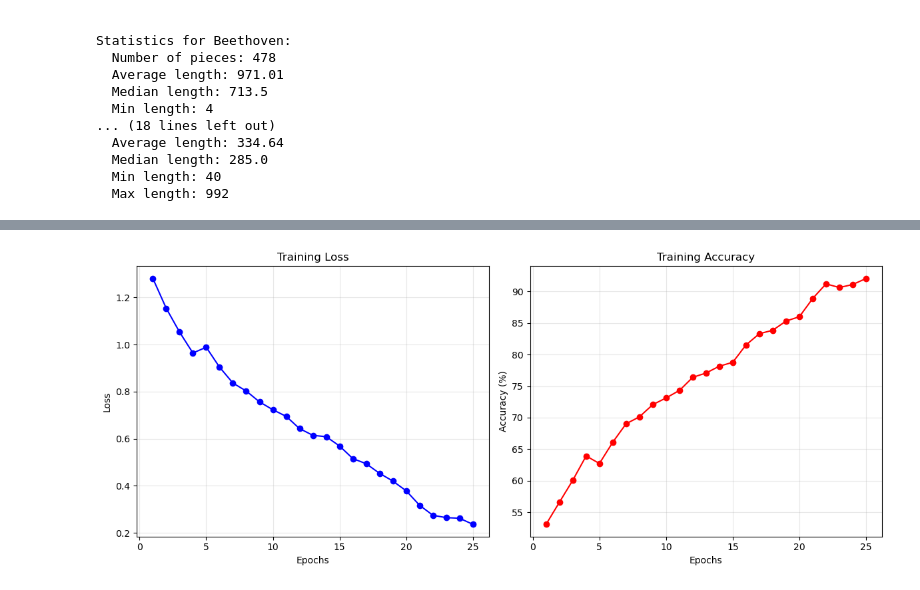
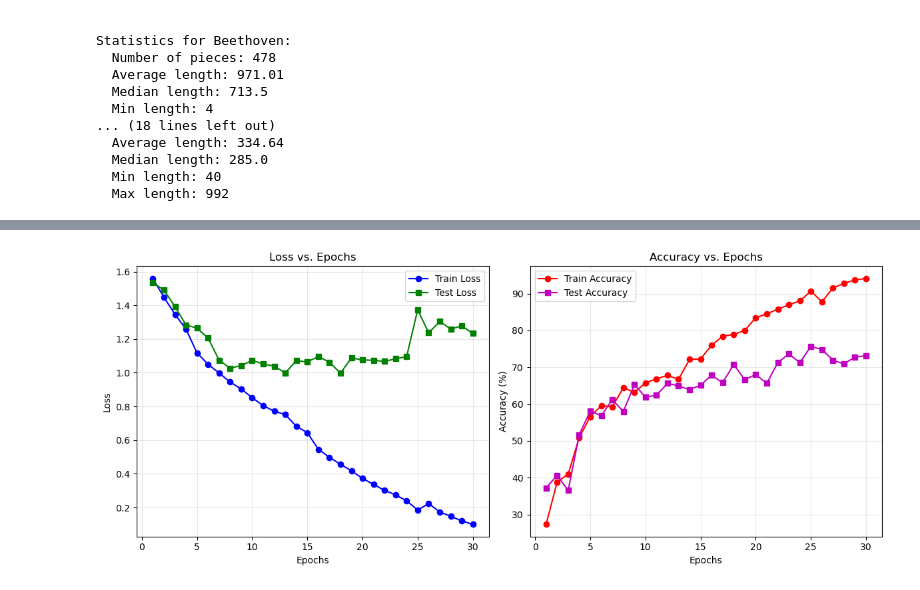
Before and after one commit to kam45x/SSNE_25L, a Jupyter notebook: Z5/rnn.ipynb, the cells around one changed output, grey strips where cells are left out. Cells and saved outputs as stored; diff of their text form; code cells hidden in the pictures.

Commit message:
added test_dataset

```diff
--- a/Z5/rnn.ipynb
+++ b/Z5/rnn.ipynb
@@ -137,7 +139,7 @@ Debussy    98       324      405      2219
 Scarlatti  87       256      281      1232
 Victoria   40       285      334      992
 # %%
-sequence_lengths = [len(seq) for seq, _ in training_data]
+sequence_lengths = [len(seq) for seq, _ in data]
 
 min_length = min(sequence_lengths)
 max_length = max(sequence_lengths)
@@ -164,7 +166,7 @@ plt.show()
 composers = ['bach', 'beethoven', 'debussy', 'scarlatti', 'victoria']
 composer_lengths = {composer: [] for composer in composers}
 
-for seq, label in training_data:
+for seq, label in data:
     composer_lengths[composers[label]].append(len(seq))
 
 # Show statistics for each composer
@@ -230,16 +262,14 @@ dataloader = DataLoader(
 # %%
 class ComposerClassifier(nn.Module):
-    def __init__(self, hidden_size=128, num_classes=5):
+    def __init__(self, hidden_size, num_classes=5):
         super(ComposerClassifier, self).__init__()
 
-        # Bidirectional LSTM
         self.lstm = nn.LSTM(
             input_size=1,
             hidden_size=hidden_size,
-            num_layers=3,
+            num_layers=4,
             batch_first=True,
             bidirectional=True,
-            dropout=0.3
         )
 
         # Classification layer
@@ -264,15 +294,22 @@ class ComposerClassifier(nn.Module):
 
         return output
 # %%
-model = ComposerClassifier(hidden_size=512, num_classes=5).to(device)
+model = ComposerClassifier(hidden_size=512).to(device)
 # %%
-criterion = nn.CrossEntropyLoss()
+class_counts = Counter(all_labels)
+class_weights = torch.tensor([
+    len(all_labels) / (len(class_counts) * class_counts[i])
+    for i in range(5)
+]).to(device)
+criterion = nn.CrossEntropyLoss(weight=class_weights)
 optimizer = torch.optim.Adam(model.parameters(), lr=0.001)
 # %%
 train_losses = []
 train_accuracies = []
+test_losses = []
+test_accuracies = []
 
-num_epochs = 25
+num_epochs = 30
 
 for epoch in range(num_epochs):
     model.train()
@@ -280,63 +317,81 @@ for epoch in range(num_epochs):
     correct = 0
     total = 0
 
-    for batch_idx, (sequences, labels, lengths) in enumerate(dataloader):
-        # Move data to GPU
+    for batch_idx, (sequences, labels, lengths) in enumerate(train_dataloader):
         sequences = sequences.to(device)
         labels = labels.to(device)
 
-        # Zero the gradients
         optimizer.zero_grad()
 
-        # Forward pass
         outputs = model(sequences, lengths)
 
-        # Calculate loss
         loss = criterion(outputs, labels)
 
-        # Backward pass and optimization
         loss.backward()
         optimizer.step()
 
-        # Statistics
         running_loss += loss.item()
         _, predicted = torch.max(outputs.data, 1)
         total += labels.size(0)
         correct += (predicted == labels).sum().item()
 
-    # End of epoch statistics
-    epoch_loss = running_loss / len(dataloader)
+    epoch_loss = running_loss / len(train_dataloader)
     accuracy = 100 * correct / total
 
-    # Store metrics for plotting
     train_losses.append(epoch_loss)
     train_accuracies.append(accuracy)
 
-    # Print only at the end of each epoch
-    print(f'Epoch [{epoch+1}/{num_epochs}], Loss: {epoch_loss:.4f}, Accuracy: {accuracy:.2f}%')
+    model.eval()
+    test_running_loss = 0.0
+    test_correct = 0
+    test_total = 0
 
-# Save the model
+    with torch.no_grad():
+        for sequences, labels, lengths in test_dataloader:
+            sequences = sequences.to(device)
+            labels = labels.to(device)
+
+            outputs = model(sequences, lengths)
+
+            loss = criterion(outputs, labels)
+
+            test_running_loss += loss.item()
+            _, predicted = torch.max(outputs.data, 1)
+            test_total += labels.size(0)
+            test_correct += (predicted == labels).sum().item()
+
+    test_epoch_loss = test_running_loss / len(test_dataloader)
+    test_accuracy = 100 * test_correct / test_total
+
+    test_losses.append(test_epoch_loss)
+    test_accuracies.append(test_accuracy)
+
+    print(f'Epoch [{epoch+1}/{num_epochs}], '
+          f'Train Loss: {epoch_loss:.4f}, Train Acc: {accuracy:.2f}%, '
+          f'Test Loss: {test_epoch_loss:.4f}, Test Acc: {test_accuracy:.2f}%')
+
 torch.save(model.state_dict(), 'composer_classifier.pth')
 print("Model saved as 'composer_classifier.pth'")
 
-# Create plots for loss and accuracy
 plt.figure(figsize=(12, 5))
 
-# Loss plot
 plt.subplot(1, 2, 1)
-plt.plot(range(1, num_epochs+1), train_losses, 'b-', marker='o')
-plt.title('Training Loss')
+plt.plot(range(1, num_epochs+1), train_losses, 'b-', marker='o', label='Train Loss')
+plt.plot(range(1, num_epochs+1), test_losses, 'g-', marker='s', label='Test Loss')
+plt.title('Loss vs. Epochs')
 plt.xlabel('Epochs')
 plt.ylabel('Loss')
 plt.grid(True, alpha=0.3)
+plt.legend()
 
-# Accuracy plot
 plt.subplot(1, 2, 2)
-plt.plot(range(1, num_epochs+1), train_accuracies, 'r-', marker='o')
-plt.title('Training Accuracy')
+plt.plot(range(1, num_epochs+1), train_accuracies, 'r-', marker='o', label='Train Accuracy')
+plt.plot(range(1, num_epochs+1), test_accuracies, 'm-', marker='s', label='Test Accuracy')
+plt.title('Accuracy vs. Epochs')
 plt.xlabel('Epochs')
 plt.ylabel('Accuracy (%)')
 plt.grid(True, alpha=0.3)
+plt.legend()
 
 plt.tight_layout()
 plt.show()
@@ -360,2 +415,2 @@ Epoch [25/25], Loss: 0.2363, Accuracy: 92.04%
 Model saved as 'composer_classifier.pth'
-[figure, old version]
+[figure, new version]
```
Also changed, not shown: parts of 7 cells of this notebook, 1 other file.
